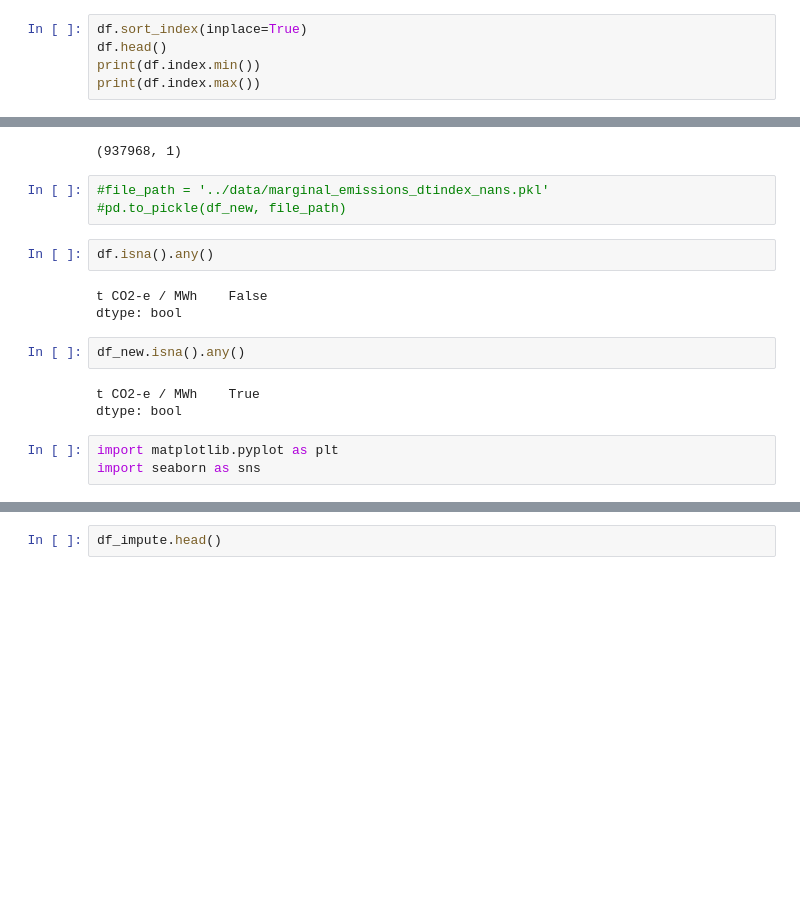
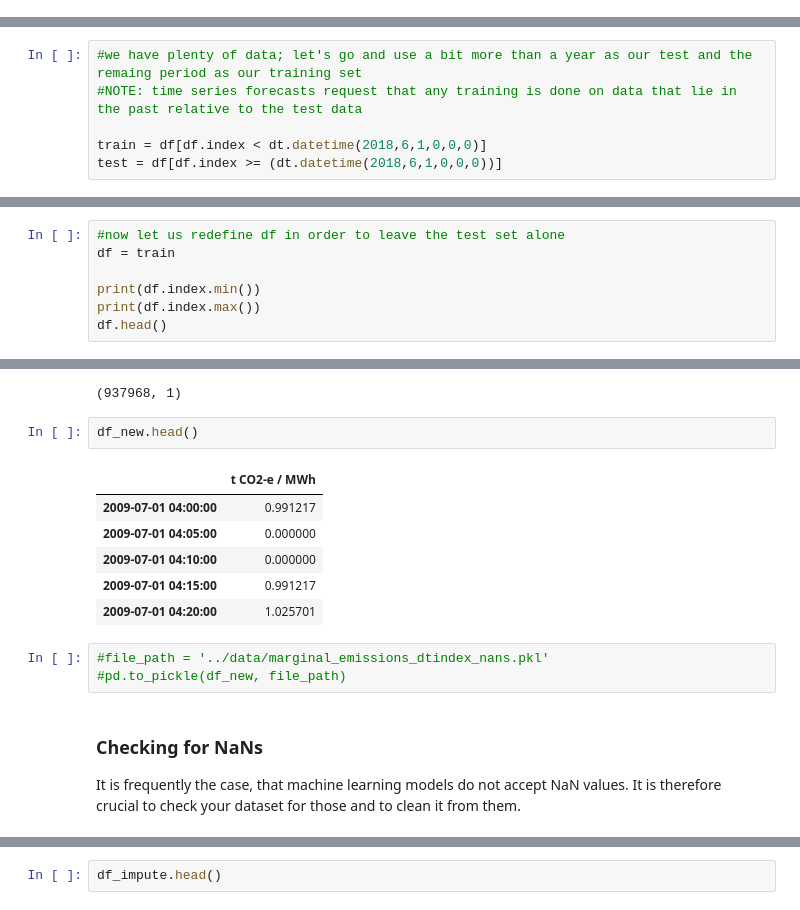
Before and after one commit to bkubsch/time_series, a Jupyter notebook: notebooks/lecture_1.ipynb, the cells around one changed output, grey strips where cells are left out. Saved outputs shown, nothing was run; the diff lists cells and outputs as text; blank space fills up the shorter version.

```diff
--- a/notebooks/lecture_1.ipynb
+++ b/notebooks/lecture_1.ipynb
@@ -93,5 +58,0 @@ df.set_index('DateTime', inplace = True, drop = True)
-# %%
-df.sort_index(inplace=True)
-df.head()
-print(df.index.min())
-print(df.index.max())
@@ -132,0 +81,6 @@ def correct_timedelta(df, time_diff):
+# %%
+#we have plenty of data; let's go and use a bit more than a year as our test and the remaing period as our training set
+#NOTE: time series forecasts request that any training is done on data that lie in the past relative to the test data
+
+train = df[df.index < dt.datetime(2018,6,1,0,0,0)]
+test = df[df.index >= (dt.datetime(2018,6,1,0,0,0))]
@@ -132,0 +104,7 @@ def correct_timedelta(df, time_diff):
+# %%
+#now let us redefine df in order to leave the test set alone
+df = train
+
+print(df.index.min())
+print(df.index.max())
+df.head()
@@ -167,19 +236,19 @@ df_new = df.reindex(new_time_range)
 df_new.shape
 # %% [output]
 (937968, 1)
+# %%
+df_new.head()
+# %% [output]
+|  | t CO2-e / MWh |
+| 2009-07-01 04:00:00 | 0.991217 |
+| 2009-07-01 04:05:00 | 0.000000 |
+| 2009-07-01 04:10:00 | 0.000000 |
+| 2009-07-01 04:15:00 | 0.991217 |
+| 2009-07-01 04:20:00 | 1.025701 |
 # %%
 #file_path = '../data/marginal_emissions_dtindex_nans.pkl'
 #pd.to_pickle(df_new, file_path)
-# %%
-df.isna().any()
-# %% [output]
-t CO2-e / MWh    False
-dtype: bool
-# %%
-df_new.isna().any()
-# %% [output]
-t CO2-e / MWh    True
-dtype: bool
-# %%
-import matplotlib.pyplot as plt
-import seaborn as sns
+# %% [markdown]
+### __Checking for NaNs__
+
+It is frequently the case, that machine learning models do not accept NaN values. It is therefore crucial to check your dataset for those and to clean it from them.
```
Also changed, not shown: parts of 72 cells of this notebook, 6 other files.
